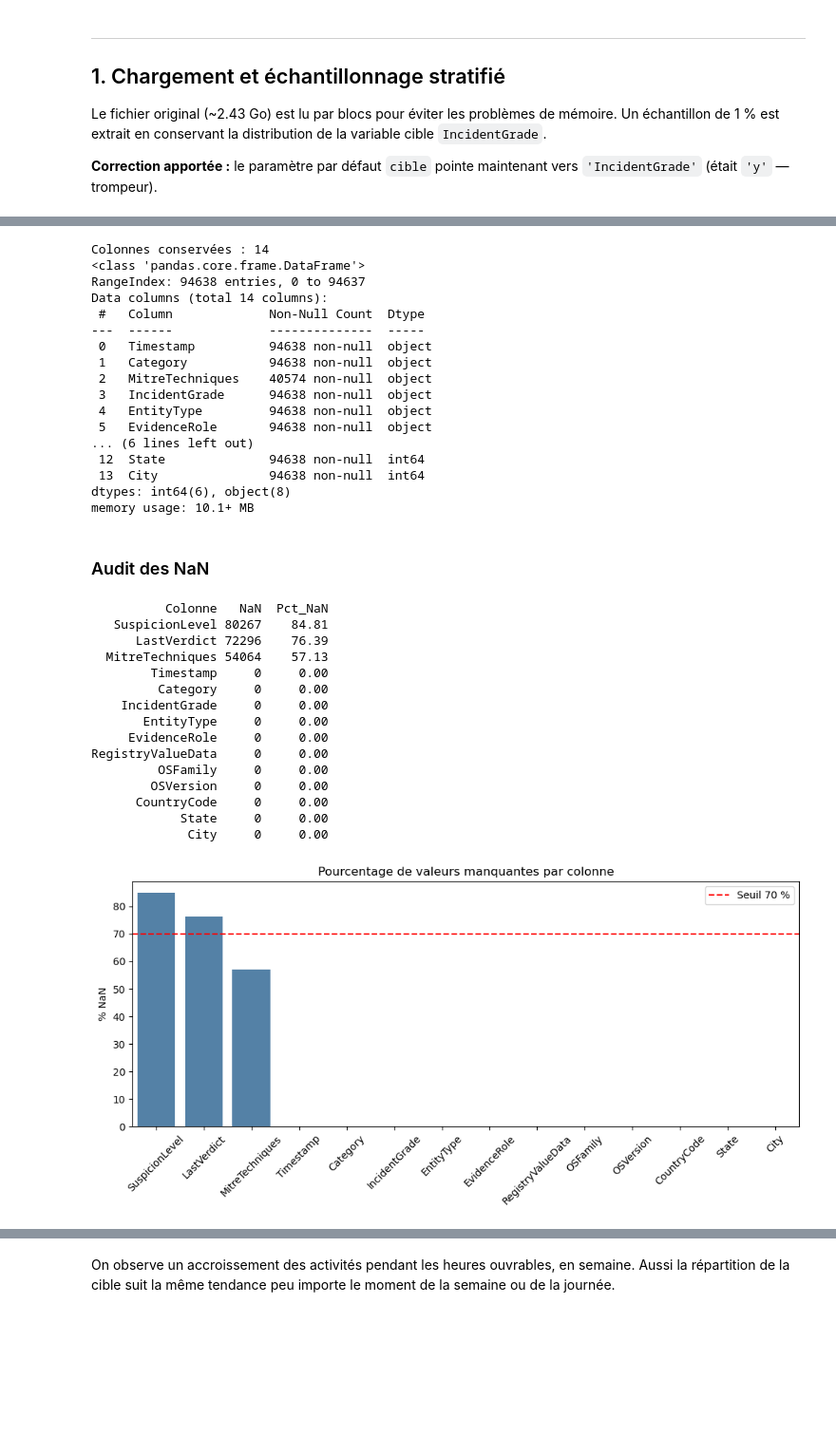
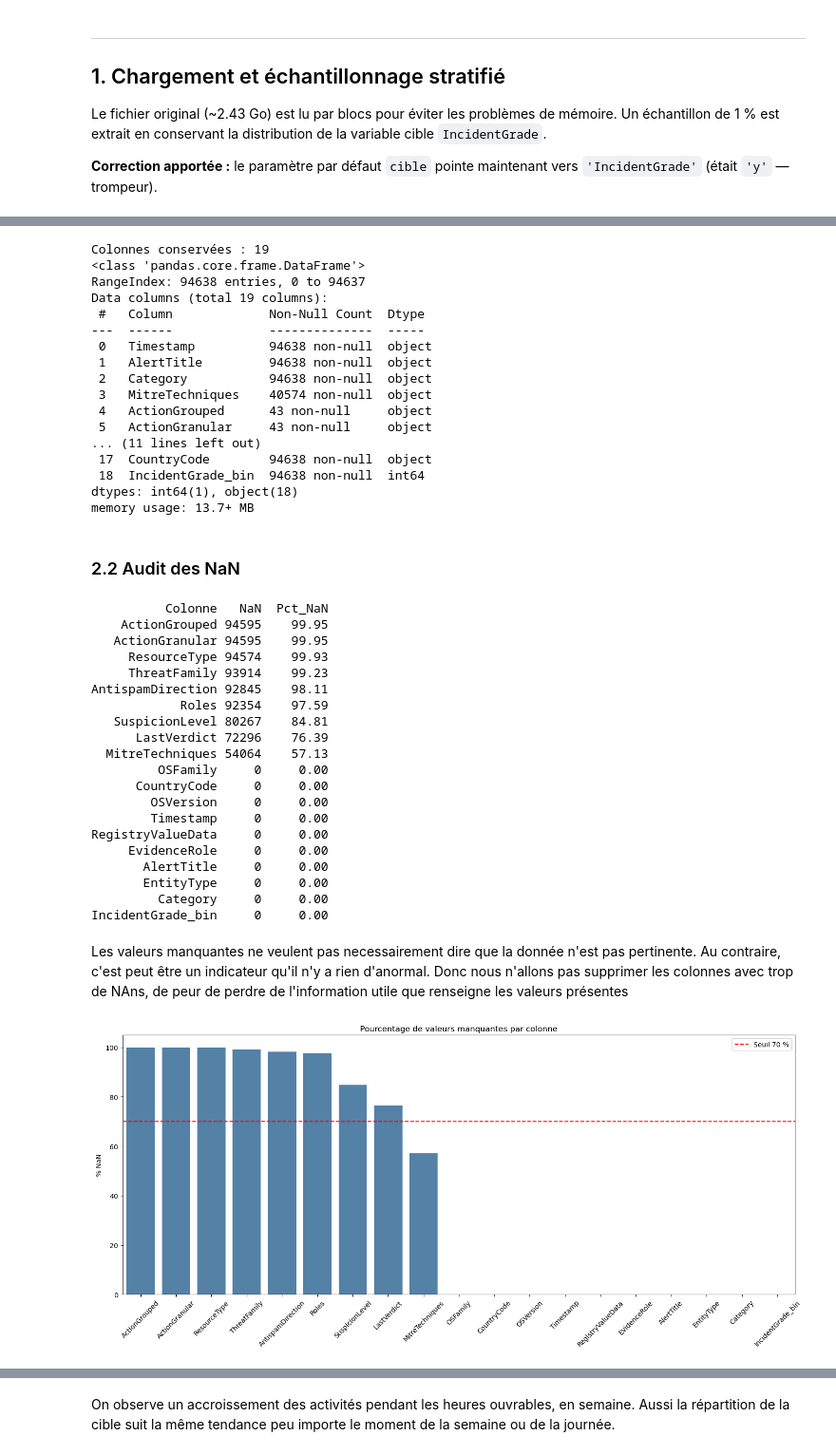
Before and after one commit to wilsdefots/projet-forage-des-donn-es, a Jupyter notebook: notebook.ipynb, the cells around one changed output, grey strips where cells are left out. Shown at 95% size. Saved outputs shown, nothing was run; the diff lists cells and outputs as text; code cells hidden in the pictures; blank space fills up the shorter version.

```diff
--- a/notebook.ipynb
+++ b/notebook.ipynb
@@ -101,44 +107,61 @@ On conserve les colonnes sémantiquement utiles et on écarte :
 # %%
 COLONNES_UTILES = [
     'Timestamp',
+    'AlertTitle',
     'Category',
     'MitreTechniques',
     'IncidentGrade',      # variable cible
+    'ActionGrouped',
+    'ActionGranular',
     'EntityType',
+    'ThreatFamily',
+    'ResourceType',
+    'Roles',
     'EvidenceRole',
     'RegistryValueData',  # sera binarisée
     'OSFamily',
     'OSVersion',
+     'AntispamDirection',
     'SuspicionLevel',
     'LastVerdict',
     'CountryCode',
-    'State',
-    'City'
+  #  'State',
+   # 'City'
 ]
+#state et city dependent de country code, on les supprime
 
 df = echantillon[COLONNES_UTILES].copy()
 print(f'Colonnes conservées : {df.shape[1]}')
+df['IncidentGrade_bin'] = df['IncidentGrade'].apply(lambda x: 1 if x == 'TruePositive' else 0)
+df.drop('IncidentGrade',axis=1,inplace = True)
+
+
+df['AlertTitle'] = df['AlertTitle'].astype(str)
+df['RegistryValueData'] = df['RegistryValueData'].astype(str)
+df['OSFamily'] = df['OSFamily'].astype(str)
+df['OSVersion'] = df['OSVersion'].astype(str)
+df['CountryCode'] = df['CountryCode'].astype(str)
 df.info()
 # %% [output]
-Colonnes conservées : 14
+Colonnes conservées : 19
 <class 'pandas.core.frame.DataFrame'>
 RangeIndex: 94638 entries, 0 to 94637
-Data columns (total 14 columns):
+Data columns (total 19 columns):
  #   Column             Non-Null Count  Dtype
 ---  ------             --------------  -----
  0   Timestamp          94638 non-null  object
- 1   Category           94638 non-null  object
- 2   MitreTechniques    40574 non-null  object
- 3   IncidentGrade      94638 non-null  object
- 4   EntityType         94638 non-null  object
- 5   EvidenceRole       94638 non-null  object
-... (6 lines left out)
- 12  State              94638 non-null  int64
- 13  City               94638 non-null  int64
-dtypes: int64(6), object(8)
-memory usage: 10.1+ MB
+ 1   AlertTitle         94638 non-null  object
+ 2   Category           94638 non-null  object
+ 3   MitreTechniques    40574 non-null  object
+ 4   ActionGrouped      43 non-null     object
+ 5   ActionGranular     43 non-null     object
+... (11 lines left out)
+ 17  CountryCode        94638 non-null  object
+ 18  IncidentGrade_bin  94638 non-null  int64
+dtypes: int64(1), object(18)
+memory usage: 13.7+ MB
 # %% [markdown]
-### Audit des NaN
+### 2.2 Audit des NaN
 # %%
 nan_df = pd.DataFrame({
     'Colonne': df.columns,
@@ -149,32 +172,41 @@ nan_df = pd.DataFrame({
 print(nan_df.to_string(index=False))
 # %% [output]
           Colonne   NaN  Pct_NaN
+    ActionGrouped 94595    99.95
+   ActionGranular 94595    99.95
+     ResourceType 94574    99.93
+     ThreatFamily 93914    99.23
+AntispamDirection 92845    98.11
+            Roles 92354    97.59
    SuspicionLevel 80267    84.81
       LastVerdict 72296    76.39
   MitreTechniques 54064    57.13
+         OSFamily     0     0.00
+      CountryCode     0     0.00
+        OSVersion     0     0.00
         Timestamp     0     0.00
+RegistryValueData     0     0.00
+     EvidenceRole     0     0.00
+       AlertTitle     0     0.00
+       EntityType     0     0.00
          Category     0     0.00
-    IncidentGrade     0     0.00
-       EntityType     0     0.00
-     EvidenceRole     0     0.00
-RegistryValueData     0     0.00
-         OSFamily     0     0.00
-        OSVersion     0     0.00
-      CountryCode     0     0.00
-            State     0     0.00
-             City     0     0.00
+IncidentGrade_bin     0     0.00
+# %% [markdown]
+Les valeurs manquantes ne veulent pas necessairement dire que la donnée n'est pas pertinente. Au contraire, c'est peut être un
+indicateur qu'il n'y a rien d'anormal. Donc nous n'allons pas supprimer les colonnes avec trop de NAns, de peur de perdre de l'information utile
+que renseigne les valeurs présentes
 # %%
 # Visualisation des NaN
-fig, ax = plt.subplots(figsize=(10, 5))
+fig, ax = plt.subplots(figsize=(15, 7))
 sns.barplot(data=nan_df, x='Colonne', y='Pct_NaN', ax=ax, color='steelblue')
 ax.axhline(70, color='red', linestyle='--', label='Seuil 70 %')
 ax.set_title('Pourcentage de valeurs manquantes par colonne')
 ax.set_xlabel('')
 ax.set_ylabel('% NaN')
 ax.tick_params(axis='x', rotation=45)
 ax.legend()
 plt.tight_layout()
 plt.show()
 # %% [output]
-[figure, old version]
+[figure, new version]
 # %% [markdown]
```
Also changed, not shown: parts of 32 cells of this notebook.
